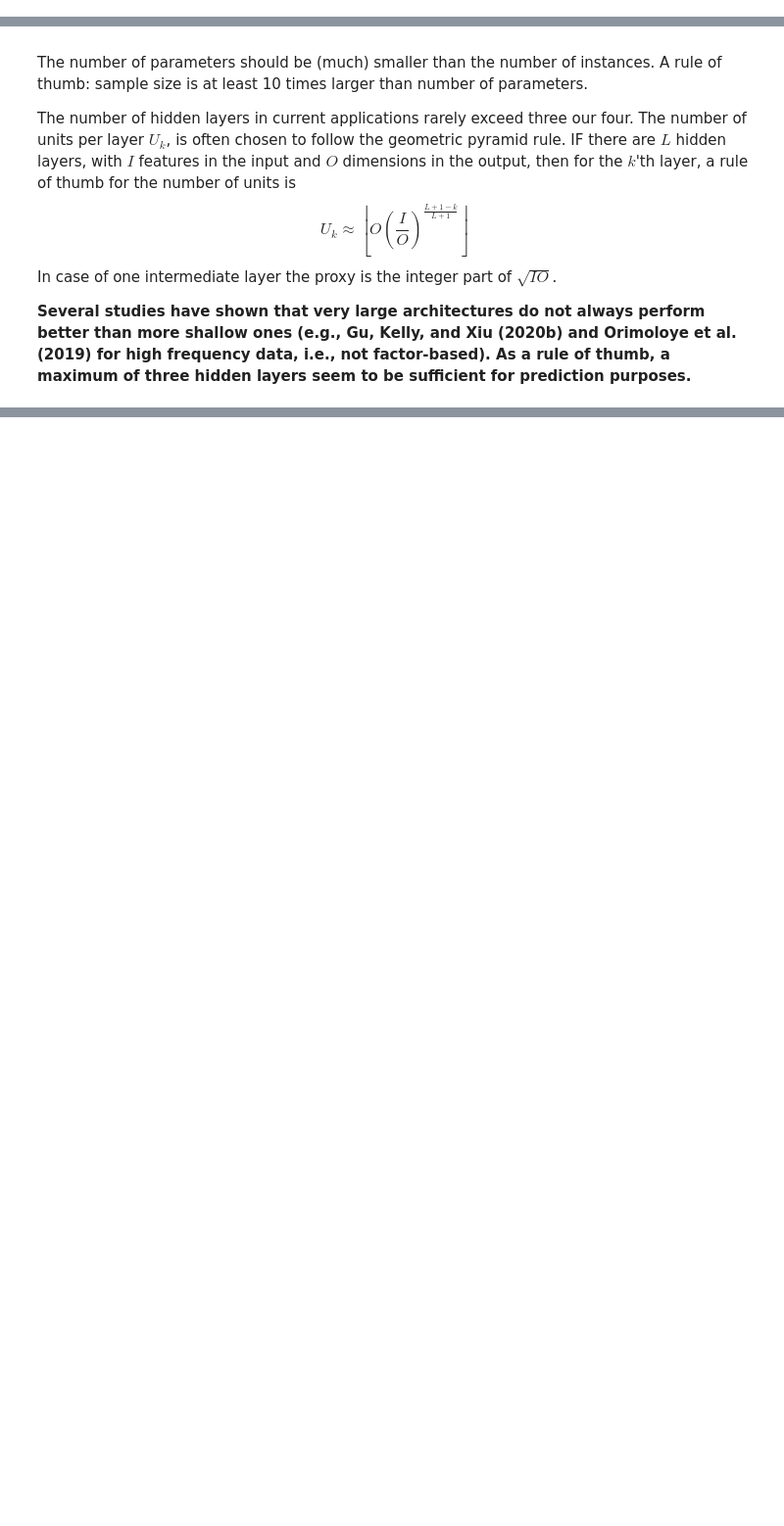
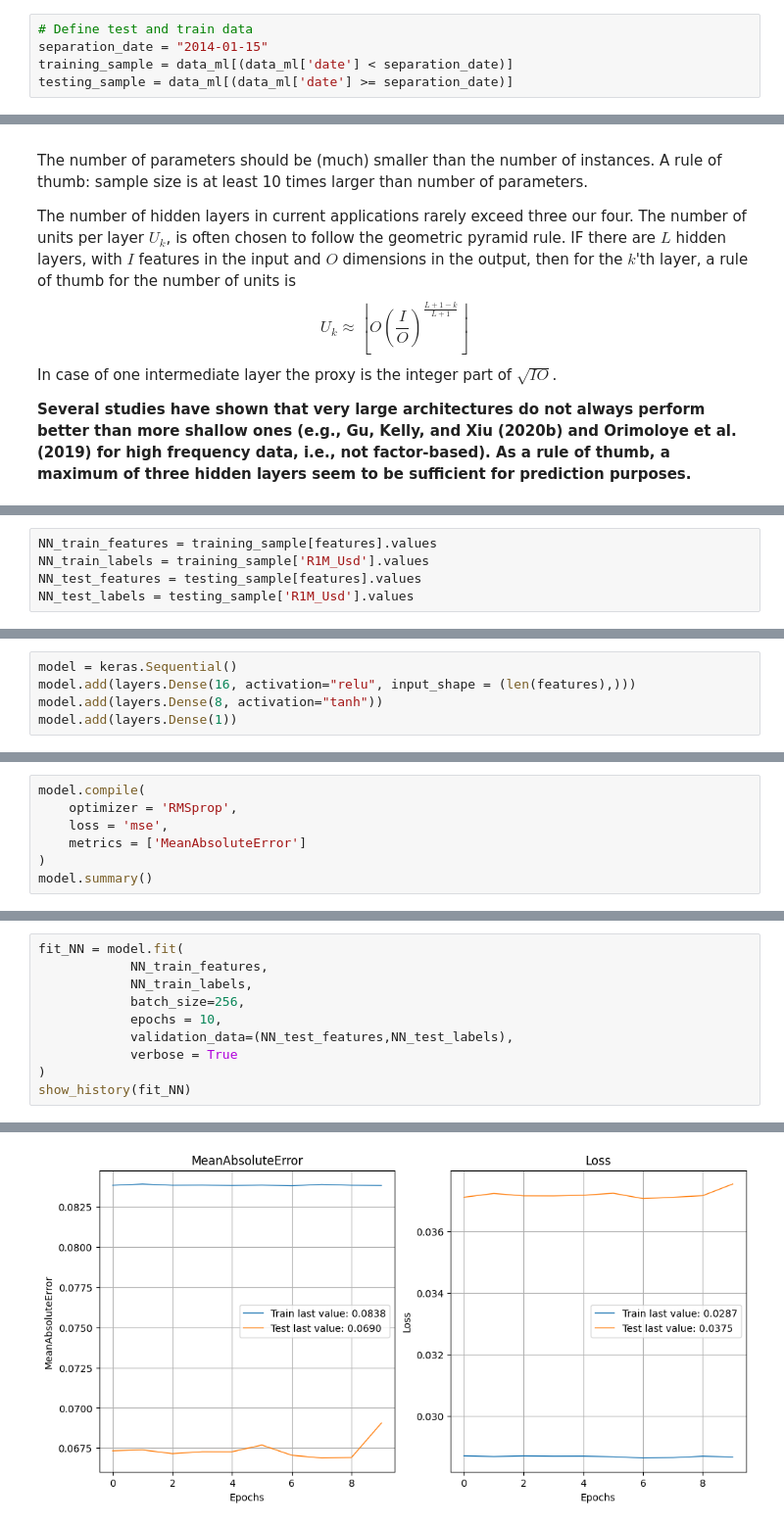
Before and after one commit to albertschroder/bachelor_notes, a Jupyter notebook: ml_factor_notes/part_2/neural_networks.ipynb, the cells around one changed output, grey strips where cells are left out. Shown at 98% size. Drawn from its saved outputs; the diff is of its cells as text; blank space fills up the shorter version.

```diff
--- a/ml_factor_notes/part_2/neural_networks.ipynb
+++ b/ml_factor_notes/part_2/neural_networks.ipynb
@@ -1 +82,6 @@
+# %%
+# Define test and train data
+separation_date = "2014-01-15"
+training_sample = data_ml[(data_ml['date'] < separation_date)]
+testing_sample = data_ml[(data_ml['date'] >= separation_date)]
 # %% [markdown]
@@ -226,0 +340,5 @@ Relevant terminology:
+# %%
+NN_train_features = training_sample[features].values
+NN_train_labels = training_sample['R1M_Usd'].values
+NN_test_features = testing_sample[features].values
+NN_test_labels = testing_sample['R1M_Usd'].values
@@ -226,0 +354,5 @@ Relevant terminology:
+# %%
+model = keras.Sequential()
+model.add(layers.Dense(16, activation="relu", input_shape = (len(features),)))
+model.add(layers.Dense(8, activation="tanh"))
+model.add(layers.Dense(1))
@@ -226,0 +361,7 @@ Relevant terminology:
+# %%
+model.compile(
+    optimizer = 'RMSprop',
+    loss = 'mse',
+    metrics = ['MeanAbsoluteError']
+)
+model.summary()
@@ -226,0 +384,11 @@ Relevant terminology:
+# %%
+fit_NN = model.fit(
+            NN_train_features,
+            NN_train_labels,
+            batch_size=256,
+            epochs = 10,
+            validation_data=(NN_test_features,NN_test_labels),
+            verbose = True
+)
+show_history(fit_NN)
+# %% [output]
@@ -226,0 +415 @@ Relevant terminology:
+[figure, added]
```
Also changed, not shown: parts of 54 cells of this notebook.
